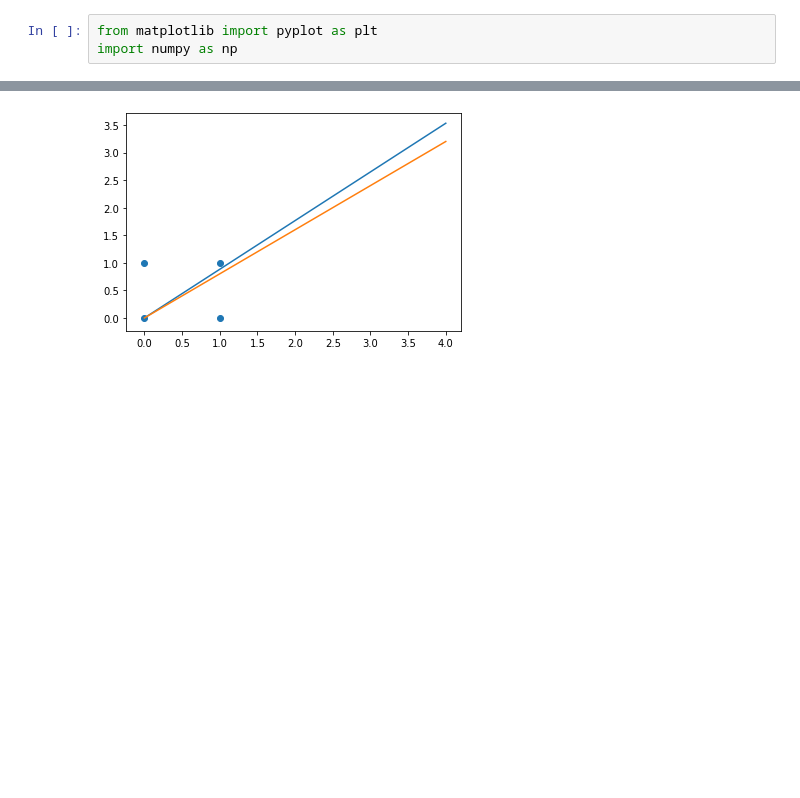
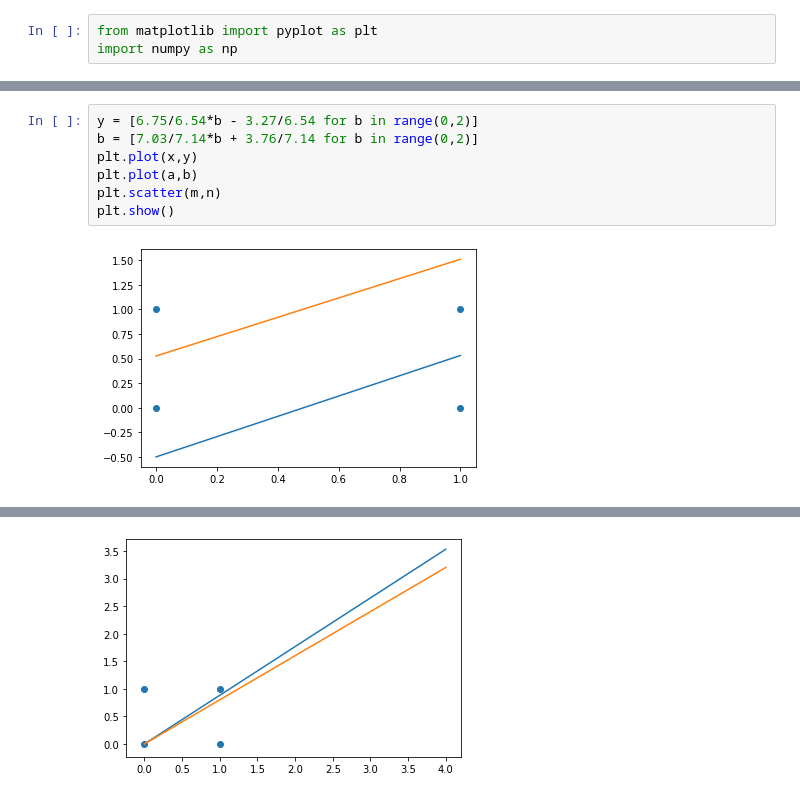
Before and after one commit to coloryourlife/2020uosai, a Jupyter notebook: hw3/Untitled.ipynb, the cells around one changed output, grey strips where cells are left out. Drawn from its saved outputs; the diff is of its cells as text; blank space fills up the shorter version.

```diff
--- a/hw3/Untitled.ipynb
+++ b/hw3/Untitled.ipynb
@@ -17 +17,10 @@ plt.show()
+# %%
+y = [6.75/6.54*b - 3.27/6.54 for b in range(0,2)]
+b = [7.03/7.14*b + 3.76/7.14 for b in range(0,2)]
+plt.plot(x,y)
+plt.plot(a,b)
+plt.scatter(m,n)
+plt.show()
+# %% [output]
+[figure, added]
 # %%
```
Also changed, not shown: parts of 3 cells of this notebook, 7 other files.
